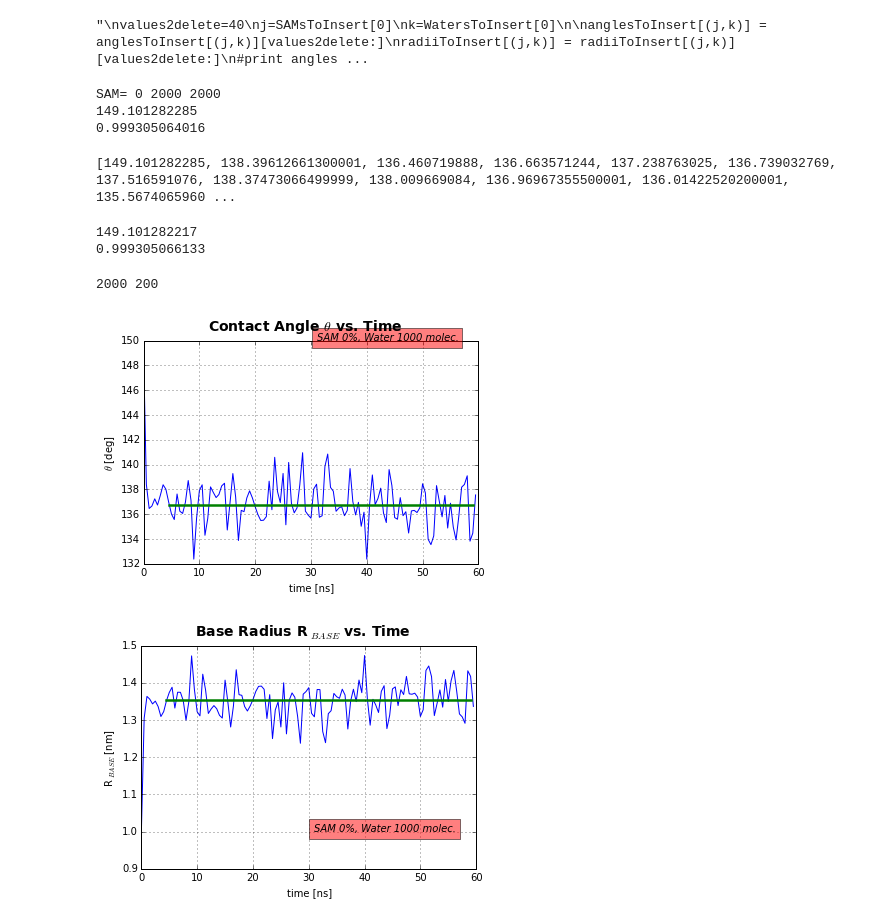
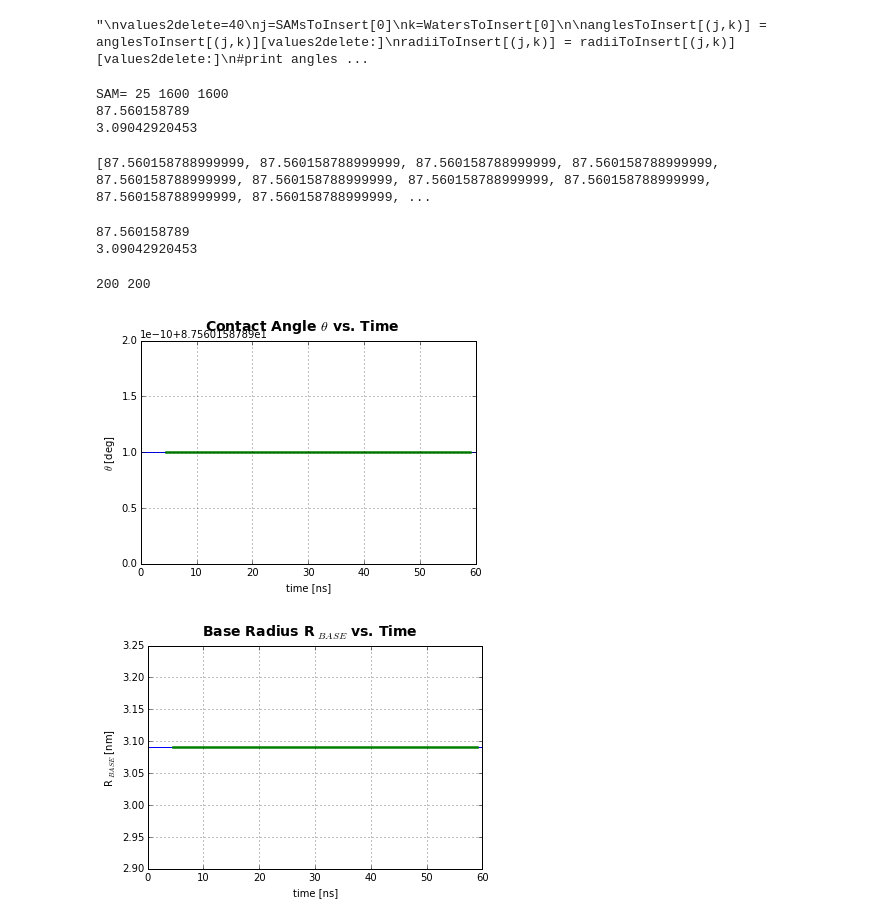
Before and after one commit to burbol/scripts, a Jupyter notebook: December/ResultsManipulate1System.ipynb, the cells around one changed output. Saved outputs shown, nothing was run; the diff lists cells and outputs as text; code cells hidden in the pictures.

Commit message:
Modified plots of NewVersion4

```diff
--- a/December/ResultsManipulate1System.ipynb
+++ b/December/ResultsManipulate1System.ipynb
@@ -46,10 +52,10 @@ FolderOldWithNew = '/Users/burbol2/Desktop' #new file with all the values, old a
 # %%
 # Systems in the "old" file
-Waters=[1000, 2000, 3000, 4000, 5000, 6500, 7000, 8000, 9000, 10000]
+Waters=[2000, 3000, 4000, 5000, 6500, 7000, 8000, 9000]
 
 # Systems in the "new" file
-SAMsToInsert = [0]
-WatersToInsert = [1000]
+SAMsToInsert = [25]
+WatersToInsert = [2000]
 # %%
 # We read and save the "new" file
 
@@ -68,7 +74,7 @@ for b in SAMsToInsert:
         #theta, rbase = np.loadtxt('Contact_Angles2_SAMPeak_s'+str(b)+'_w'+str(c)+'.txt', skiprows=2, usecols = (0,1),unpack=True)
         #theta, rbase = np.loadtxt('Contact_Angles2_GDS_s'+str(b)+'_next.txt', skiprows=2, usecols = (0,1),unpack=True)
 
-        theta, rbase = np.loadtxt('Contact_Angles2_GDS_s'+str(b)+'_w'+str(c)+'.txt', skiprows=2, usecols = (0,1),unpack=True)
+        theta, rbase = np.loadtxt('Contact_Angles2_WaterPeak_s'+str(b)+'_w'+str(c)+'.txt', skiprows=2, usecols = (0,1),unpack=True)
         print "SAM=", b, "Waters=",c, "length=",len(theta), len(rbase)
         z = b, c
         th = [0] *(2*maxlength)
@@ -181,10 +187,10 @@ angles = {}
 radii = {}
 #for b in [17]:
 for b in SAMsToInsert:
-    #theta, rbase = np.loadtxt('Contact_Angles2_WaterPeak_s'+str(b)+'.txt', skiprows=2, usecols = (0,1),unpack=True)
+    theta, rbase = np.loadtxt('Contact_Angles2_WaterPeak_s'+str(b)+'.txt', skiprows=2, usecols = (0,1),unpack=True)
     #theta, rbase = np.loadtxt('Contact_Angles2_MiddlePoint_s'+str(b)+'.txt', skiprows=2, usecols = (0,1),unpack=True)
     #theta, rbase = np.loadtxt('Contact_Angles2_SAMPeak_s'+str(b)+'.txt', skiprows=2, usecols = (0,1),unpack=True)
-    theta, rbase = np.loadtxt('Contact_Angles2_GDS_s'+str(b)+'.txt', skiprows=2, usecols = (0,1),unpack=True)
+    #theta, rbase = np.loadtxt('Contact_Angles2_GDS_s'+str(b)+'.txt', skiprows=2, usecols = (0,1),unpack=True)
     print "SAM=", b, len(theta), len(rbase)
     k = 0
     for c in Waters:
@@ -209,15 +215,15 @@ k=WatersToInsert[0]
 print angles[(j,k)][0]
 print radii[(j,k)][0]
 # %% [output]
-SAM= 0 2000 2000
-149.101282285
-0.999305064016
+SAM= 25 1600 1600
+87.560158789
+3.09042920453
 # %%
 j=SAMsToInsert[0]
 k=WatersToInsert[0]
 print angles[(j,k)]
 # %% [output]
-[149.101282285, 138.39612661300001, 136.460719888, 136.663571244, 137.238763025, 136.739032769, 137.516591076, 138.37473066499999, 138.009669084, 136.96967355500001, 136.01422520200001, 135.5674065960 ...
+[87.560158788999999, 87.560158788999999, 87.560158788999999, 87.560158788999999, 87.560158788999999, 87.560158788999999, 87.560158788999999, 87.560158788999999, 87.560158788999999, 87.560158788999999, ...
 # %%
 # We subtitute the "new" values with the "old" ones (from new file to old file)
 for b in SAMsToInsert:
@@ -232,8 +238,8 @@ k=WatersToInsert[0]
 print angles[(j,k)][0]
 print radii[(j,k)][0]
 # %% [output]
-149.101282217
-0.999305066133
+87.560158789
+3.09042920453
 # %%
 # Plot for testing results
 
@@ -284,39 +290,39 @@ theta_avr = np.mean(theta[start:end])*np.ones(end - start)
 rbase_avr = np.mean(rbase[start:end])*np.ones(end - start)
 t_avr = t[start:end]
 
 
 #PLOT FOR CONTACT ANGLE OF SAM 0% & 1000 WATER MOLECULES. (Also saved to file)
 #plt.plot(t,theta,'ro')
 plt.plot(t,theta)
 plt.plot(t_avr, theta_avr, linewidth=2.5,)
 plt.xlabel('time [ns]')
 plt.ylabel(r'$\theta$ [deg]')
 plt.suptitle(r'Contact Angle $\theta$ vs. Time', fontsize=14, fontweight='bold')
 #plt.title(r'Contact Angle $\theta$ vs. Time')
-plt.text(31, 150, 'SAM '+str(b)+'%, Water '+str(c)+' molec.',style='italic',
-        bbox={'facecolor':'red', 'alpha':0.5, 'pad':10})
+#plt.text(31, 150, 'SAM '+str(b)+'%, Water '+str(c)+' molec.',style='italic',
+#        bbox={'facecolor':'red', 'alpha':0.5, 'pad':10})
 plt.grid(True)
 #plt.axis([0, 60, 85, 150])
 #pylab.savefig(nametheta)
 plt.show()
 
 #PLOT FOR BASE RADIUS OF SAM 0% & 1000 WATER MOLECULES.(Also saved to file)
 #plt.plot(t,rbase,'ro')
 plt.plot(t,rbase)
 plt.plot(t_avr, rbase_avr, linewidth=2.5,)
 plt.xlabel('time [ns]')
 plt.ylabel(r'R$\ _{BASE} $ [nm]')
 plt.suptitle(r'Base Radius R$\ _{BASE}$ vs. Time', fontsize=14, fontweight='bold')
 #plt.title(r'Contact Angle $\theta$ vs. Time')
-plt.text(31, 1.0, 'SAM '+str(b)+'%, Water '+str(c)+' molec.',style='italic', bbox={'facecolor':'red', 'alpha':0.5, 'pad':10})
+#plt.text(31, 1.0, 'SAM '+str(b)+'%, Water '+str(c)+' molec.',style='italic', bbox={'facecolor':'red', 'alpha':0.5, 'pad':10})
 plt.grid(True)
 #plt.axis([0, 60, 0, 2])
 #pylab.savefig(namebaserad)
 plt.show()
 # %% [output]
-2000 200
+200 200
-[figure, old version]
+[figure, new version]
-[figure, old version]
+[figure, new version]
 # %%
 # And now we write all the values (old and new subtituted ones) to the "old" files
 
```
Also changed, not shown: parts of 3 cells of this notebook, 1 other file.
